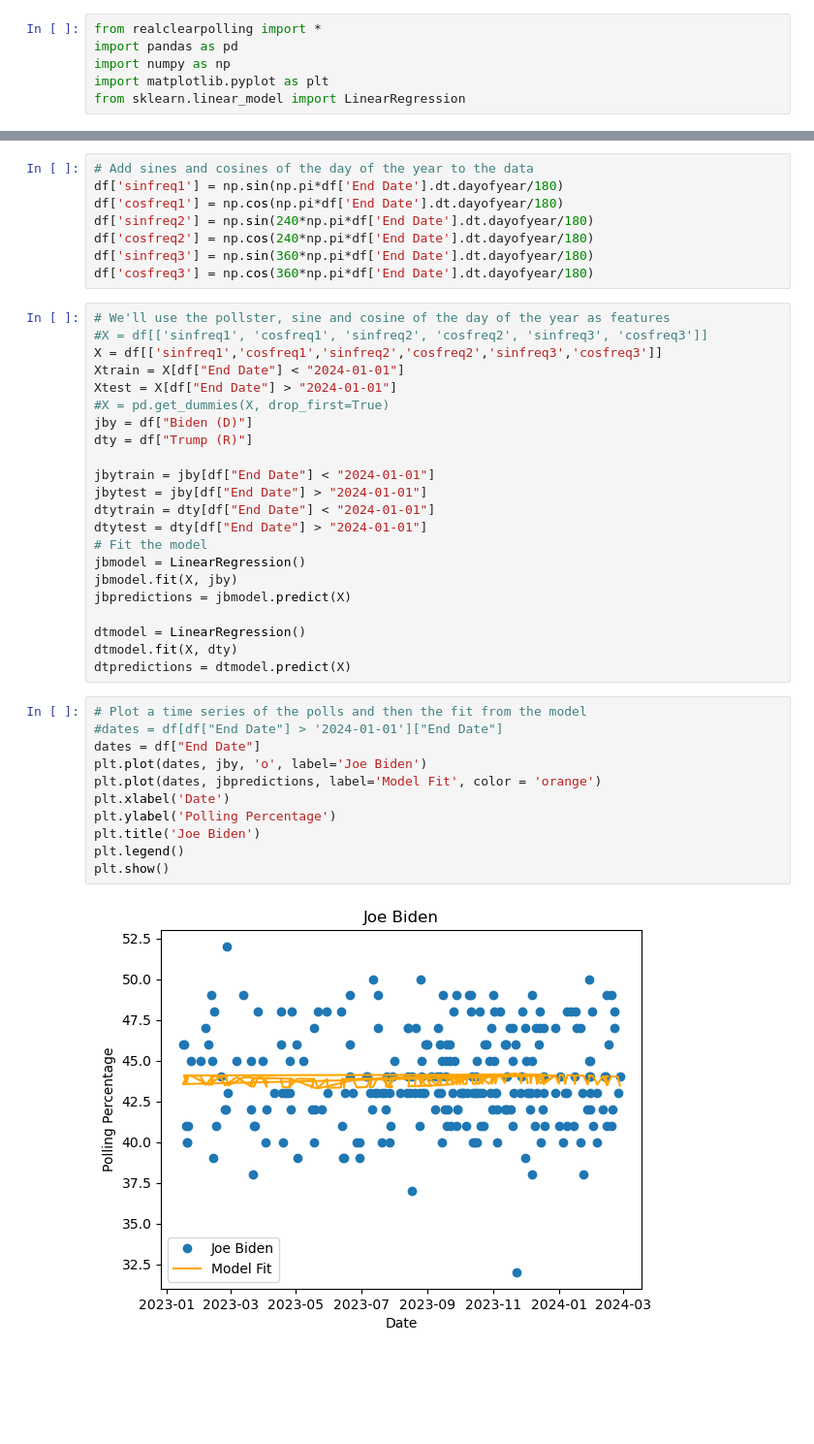
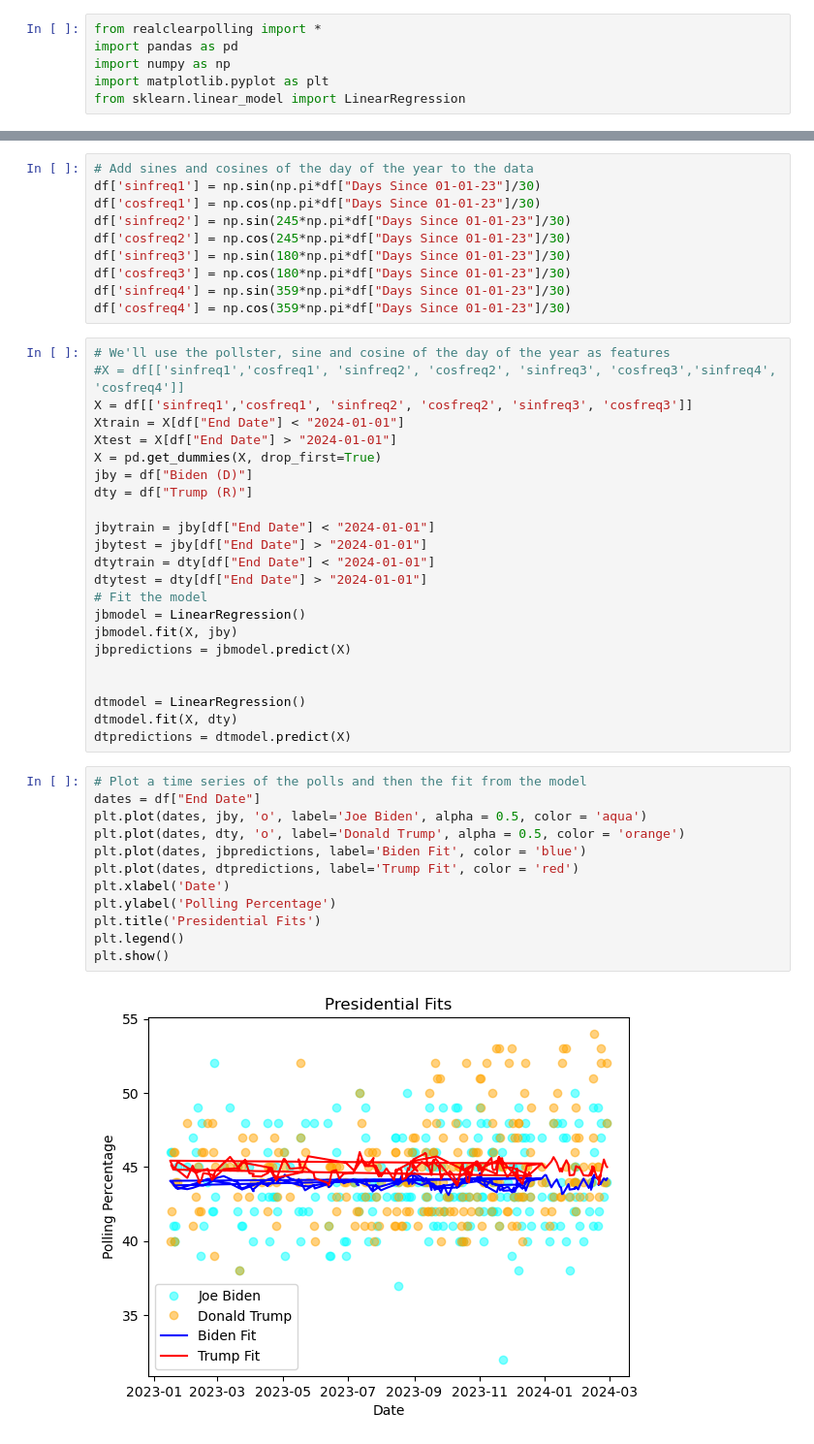
Before and after one commit to robertfeldstein/Election2024, a Jupyter notebook: linearsinemodel.ipynb, the cells around one changed output, grey strips where cells are left out. Shown at 97% size. Saved outputs shown, nothing was run; the diff lists cells and outputs as text; blank space fills up the shorter version.

Commit message:
Fixed The linear sine model

```diff
--- a/linearsinemodel.ipynb
+++ b/linearsinemodel.ipynb
@@ -26,18 +26,20 @@ df.head()
 # %%
 # Add sines and cosines of the day of the year to the data
-df['sinfreq1'] = np.sin(np.pi*df['End Date'].dt.dayofyear/180)
-df['cosfreq1'] = np.cos(np.pi*df['End Date'].dt.dayofyear/180)
-df['sinfreq2'] = np.sin(240*np.pi*df['End Date'].dt.dayofyear/180)
-df['cosfreq2'] = np.cos(240*np.pi*df['End Date'].dt.dayofyear/180)
-df['sinfreq3'] = np.sin(360*np.pi*df['End Date'].dt.dayofyear/180)
-df['cosfreq3'] = np.cos(360*np.pi*df['End Date'].dt.dayofyear/180)
+df['sinfreq1'] = np.sin(np.pi*df["Days Since 01-01-23"]/30)
+df['cosfreq1'] = np.cos(np.pi*df["Days Since 01-01-23"]/30)
+df['sinfreq2'] = np.sin(245*np.pi*df["Days Since 01-01-23"]/30)
+df['cosfreq2'] = np.cos(245*np.pi*df["Days Since 01-01-23"]/30)
+df['sinfreq3'] = np.sin(180*np.pi*df["Days Since 01-01-23"]/30)
+df['cosfreq3'] = np.cos(180*np.pi*df["Days Since 01-01-23"]/30)
+df['sinfreq4'] = np.sin(359*np.pi*df["Days Since 01-01-23"]/30)
+df['cosfreq4'] = np.cos(359*np.pi*df["Days Since 01-01-23"]/30)
 # %%
 # We'll use the pollster, sine and cosine of the day of the year as features
-#X = df[['sinfreq1', 'cosfreq1', 'sinfreq2', 'cosfreq2', 'sinfreq3', 'cosfreq3']]
-X = df[['sinfreq1','cosfreq1','sinfreq2','cosfreq2','sinfreq3','cosfreq3']]
+#X = df[['sinfreq1','cosfreq1', 'sinfreq2', 'cosfreq2', 'sinfreq3', 'cosfreq3','sinfreq4', 'cosfreq4']]
+X = df[['sinfreq1','cosfreq1', 'sinfreq2', 'cosfreq2', 'sinfreq3', 'cosfreq3']]
 Xtrain = X[df["End Date"] < "2024-01-01"]
 Xtest = X[df["End Date"] > "2024-01-01"]
-#X = pd.get_dummies(X, drop_first=True)
+X = pd.get_dummies(X, drop_first=True)
 jby = df["Biden (D)"]
 dty = df["Trump (R)"]
 
@@ -50,19 +52,21 @@ jbmodel = LinearRegression()
 jbmodel.fit(X, jby)
 jbpredictions = jbmodel.predict(X)
 
+
 dtmodel = LinearRegression()
 dtmodel.fit(X, dty)
 dtpredictions = dtmodel.predict(X)
 # %%
 # Plot a time series of the polls and then the fit from the model
-#dates = df[df["End Date"] > '2024-01-01']["End Date"]
 dates = df["End Date"]
-plt.plot(dates, jby, 'o', label='Joe Biden')
-plt.plot(dates, jbpredictions, label='Model Fit', color = 'orange')
+plt.plot(dates, jby, 'o', label='Joe Biden', alpha = 0.5, color = 'aqua')
+plt.plot(dates, dty, 'o', label='Donald Trump', alpha = 0.5, color = 'orange')
+plt.plot(dates, jbpredictions, label='Biden Fit', color = 'blue')
+plt.plot(dates, dtpredictions, label='Trump Fit', color = 'red')
 plt.xlabel('Date')
 plt.ylabel('Polling Percentage')
-plt.title('Joe Biden')
+plt.title('Presidential Fits')
 plt.legend()
 plt.show()
 # %% [output]
-[figure, old version]
+[figure, new version]
```
Also changed, not shown: parts of 3 cells of this notebook, 2 other files.
